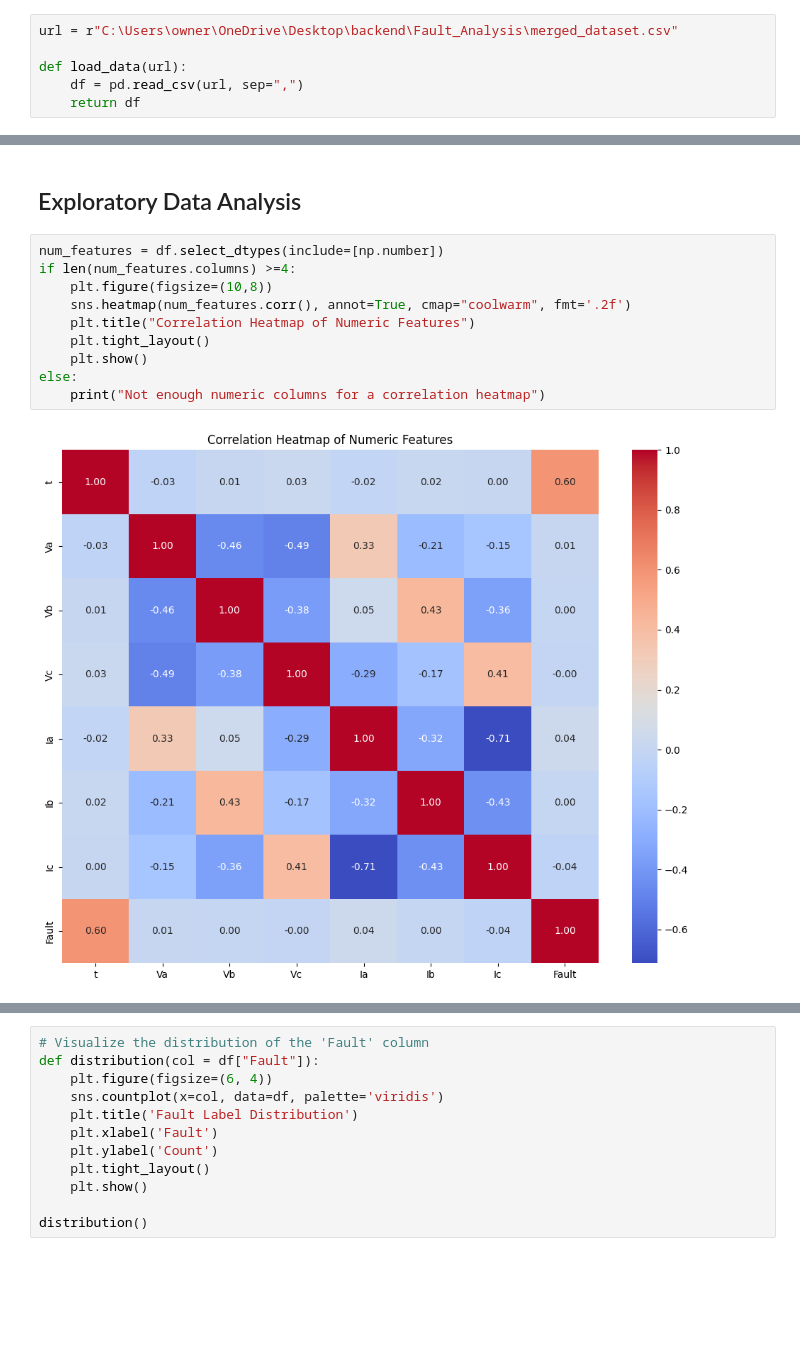
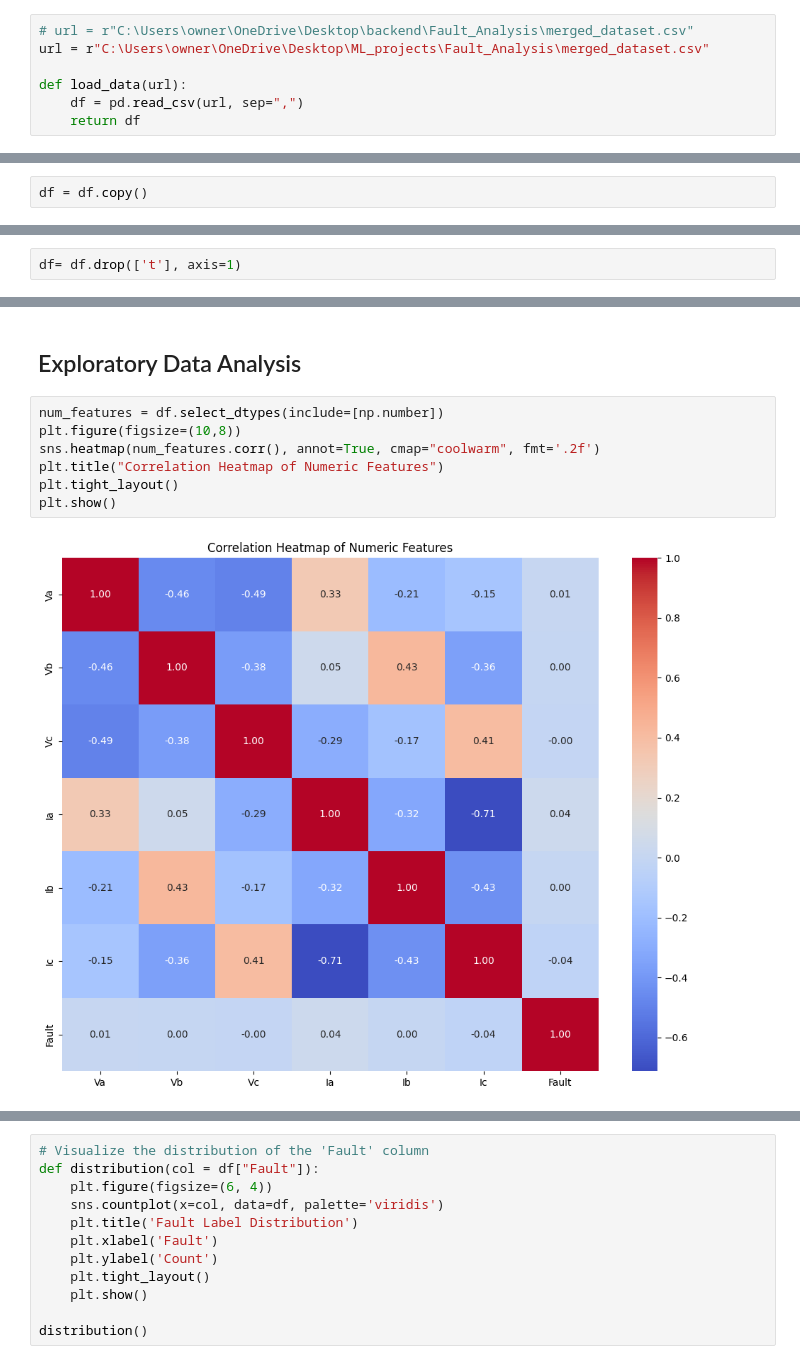
Before and after one commit to KudoroEsther/Machine_Learning_Projects, a Jupyter notebook: Fault_Analysis/fault_analysis - Copy.ipynb, the cells around one changed output, grey strips where cells are left out. Cells and saved outputs as stored; diff of their text form; blank space fills up the shorter version.

Commit message:
Fault

```diff
--- a/Fault_Analysis/fault_analysis - Copy.ipynb
+++ b/Fault_Analysis/fault_analysis - Copy.ipynb
@@ -30,13 +30,16 @@ from sklearn.inspection import permutation_importance
 # %% [markdown]
 ## Data Loading and Overview
 # %%
-url = r"C:\Users\owner\OneDrive\Desktop\backend\Fault_Analysis\merged_dataset.csv"
+# url = r"C:\Users\owner\OneDrive\Desktop\backend\Fault_Analysis\merged_dataset.csv"
+url = r"C:\Users\owner\OneDrive\Desktop\ML_projects\Fault_Analysis\merged_dataset.csv"
 
 def load_data(url):
     df = pd.read_csv(url, sep=",")
     return df
 # %%
 df = load_data(url)
+# %%
+df = df.copy()
 # %%
 df.head()
 # %% [output]
@@ -82,6 +85,8 @@ df.describe()
 | max | 0.400000 | 321.337865 | 399.792289 | 440.461693 | 104412.724800 | 78820.581670 | 75455.416660 | 3.000000 |
 # %% [markdown]
 ## Data Cleaning
+# %%
+df= df.drop(['t'], axis=1)
 # %%
 def check_missing_values(df):
     missing_values = df.isnull().sum()
@@ -117,16 +122,13 @@ Duplicated rows: 4000
 ## Exploratory Data Analysis
 # %%
 num_features = df.select_dtypes(include=[np.number])
-if len(num_features.columns) >=4:
-    plt.figure(figsize=(10,8))
-    sns.heatmap(num_features.corr(), annot=True, cmap="coolwarm", fmt='.2f')
-    plt.title("Correlation Heatmap of Numeric Features")
-    plt.tight_layout()
-    plt.show()
-else:
-    print("Not enough numeric columns for a correlation heatmap")
+plt.figure(figsize=(10,8))
+sns.heatmap(num_features.corr(), annot=True, cmap="coolwarm", fmt='.2f')
+plt.title("Correlation Heatmap of Numeric Features")
+plt.tight_layout()
+plt.show()
 # %% [output]
-[figure, old version]
+[figure, new version]
 # %%
 
 def corr_with_target(df, target):
```
Also changed, not shown: parts of 10 cells of this notebook.
